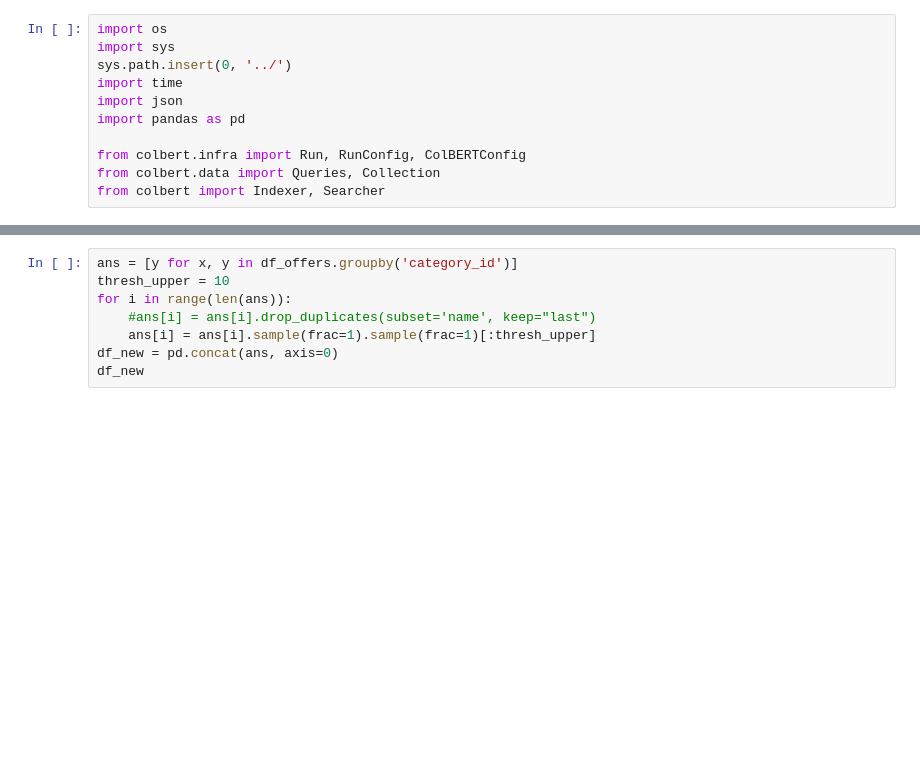
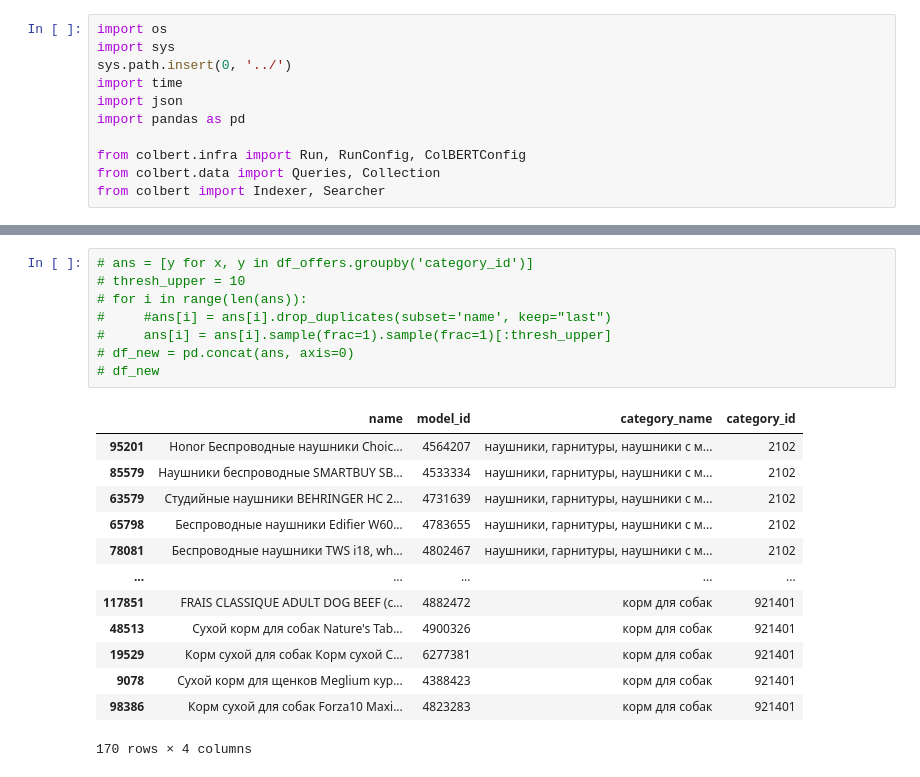
Before and after one commit to IgorSondors/ColBERT, a Jupyter notebook: EVAL_by_category.ipynb, the cells around one changed output, grey strips where cells are left out. Saved outputs shown, nothing was run; the diff lists cells and outputs as text; blank space fills up the shorter version.

```diff
--- a/EVAL_by_category.ipynb
+++ b/EVAL_by_category.ipynb
@@ -22,10 +42,24 @@ df_offers
 # %%
-ans = [y for x, y in df_offers.groupby('category_id')]
-thresh_upper = 10
-for i in range(len(ans)):
-    #ans[i] = ans[i].drop_duplicates(subset='name', keep="last")
-    ans[i] = ans[i].sample(frac=1).sample(frac=1)[:thresh_upper]
-df_new = pd.concat(ans, axis=0)
-df_new
+# ans = [y for x, y in df_offers.groupby('category_id')]
+# thresh_upper = 10
+# for i in range(len(ans)):
+#     #ans[i] = ans[i].drop_duplicates(subset='name', keep="last")
+#     ans[i] = ans[i].sample(frac=1).sample(frac=1)[:thresh_upper]
+# df_new = pd.concat(ans, axis=0)
+# df_new
+# %% [output]
+|  | name | model_id | category_name | category_id |
+| 95201 | Honor Беспроводные наушники Choic... | 4564207 | наушники, гарнитуры, наушники c м... | 2102 |
+| 85579 | Наушники беспроводные SMARTBUY SB... | 4533334 | наушники, гарнитуры, наушники c м... | 2102 |
+| 63579 | Студийные наушники BEHRINGER HC 2... | 4731639 | наушники, гарнитуры, наушники c м... | 2102 |
+| 65798 | Беспроводные наушники Edifier W60... | 4783655 | наушники, гарнитуры, наушники c м... | 2102 |
+| 78081 | Беспроводные наушники TWS i18, wh... | 4802467 | наушники, гарнитуры, наушники c м... | 2102 |
+| ... | ... | ... | ... | ... |
+| 117851 | FRAIS CLASSIQUE ADULT DOG BEEF (с... | 4882472 | корм для собак | 921401 |
+| 48513 | Сухой корм для собак Nature's Tab... | 4900326 | корм для собак | 921401 |
+| 19529 | Корм сухой для собак Корм сухой C... | 6277381 | корм для собак | 921401 |
+| 9078 | Сухой корм для щенков Meglium кур... | 4388423 | корм для собак | 921401 |
+| 98386 | Корм сухой для собак Forza10 Maxi... | 4823283 | корм для собак | 921401 |
+170 rows × 4 columns
 # %%
 df_models
```
Also changed, not shown: parts of 4 cells of this notebook.
